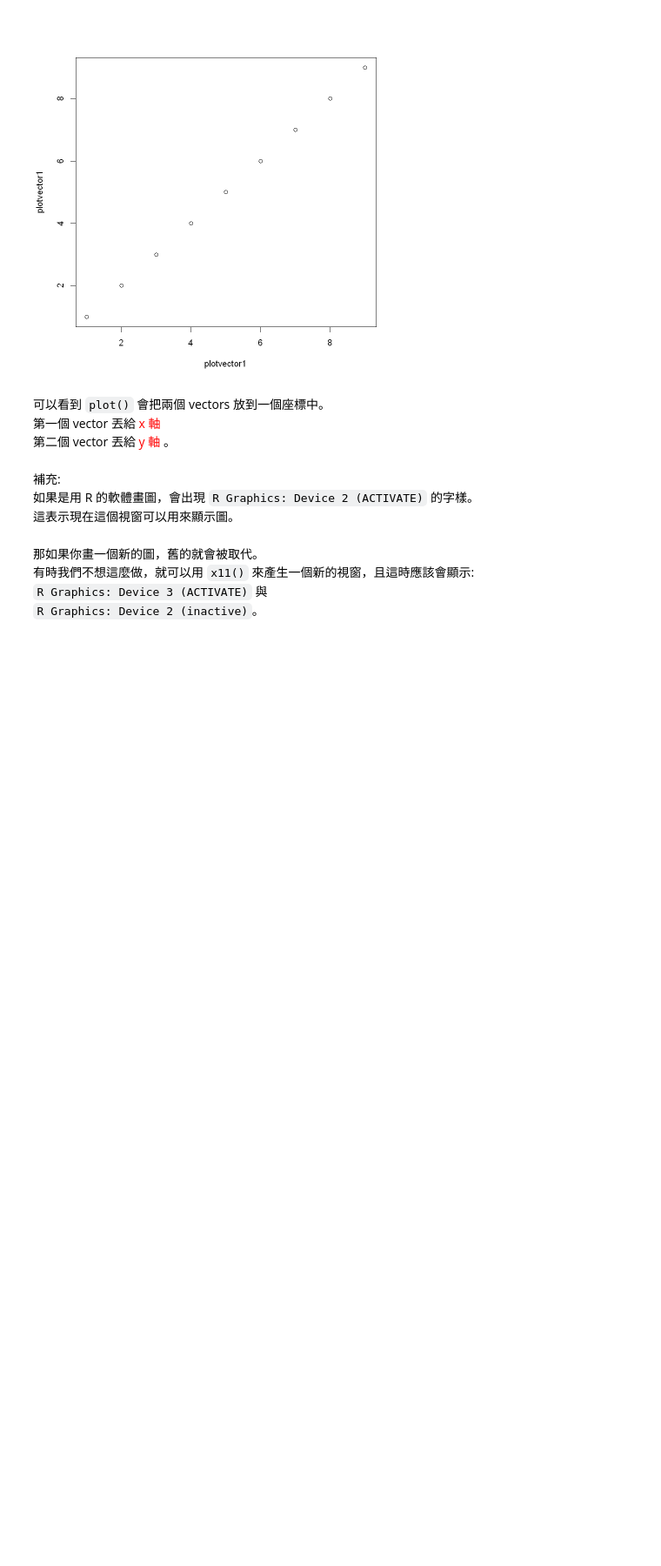
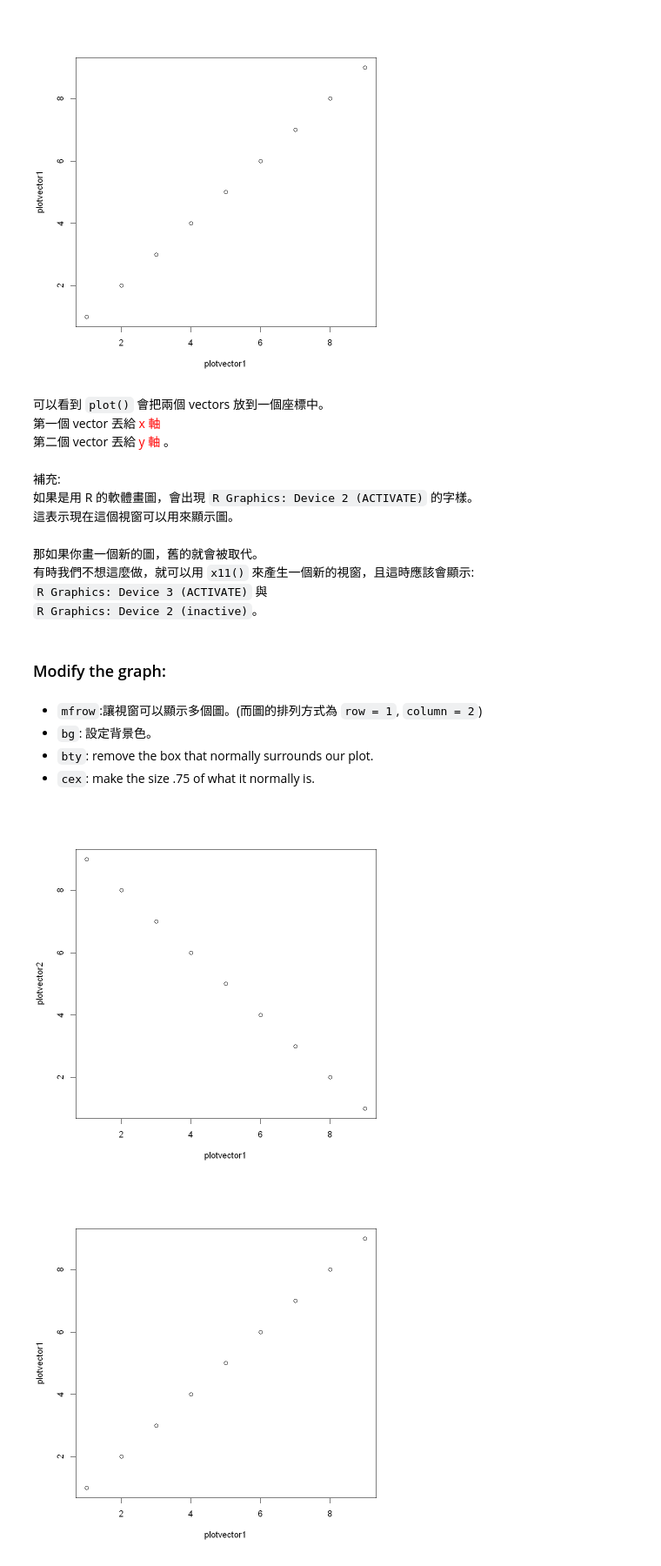
Before and after one commit to LLH07/R_notes, a Jupyter notebook: Plotting data.ipynb, the cells around one changed output. Shown at 87% size. Drawn from its saved outputs; the diff is of its cells as text; code cells hidden in the pictures; blank space fills up the shorter version.

Commit message:
新增 plotting, histogram plotting on 2020/12/01

````diff
--- a/Plotting data.ipynb
+++ b/Plotting data.ipynb
@@ -21,3 +21,9 @@ plot(plotvector1, plotvector1)
 有時我們不想這麼做，就可以用 ```x11()``` 來產生一個新的視窗，且這時應該會顯示:
 ```R Graphics: Device 3 (ACTIVATE)``` 與
 ```R Graphics: Device 2 (inactive)```。
+# %% [markdown]
+### Modify the graph:
+# %%
+plotvector1 = 1:9
+# %%
+plotvector2 = 9:1
@@ -23,0 +32,11 @@ plot(plotvector1, plotvector1)
+# %% [markdown]
+- ```mfrow```:讓視窗可以顯示多個圖。(而圖的排列方式為 ```row = 1```, ```column = 2```)
+- ```bg```: 設定背景色。
+- ```bty```: remove the box that normally surrounds our plot.
+- ```cex```: make the size .75 of what it normally is.
+# %%
+plot(plotvector1, plotvector2)
+plot(plotvector1, plotvector1)
+# %% [output]
+[figure, added]
+[figure, added]
````
Also changed, not shown: parts of 25 cells of this notebook, 1 other file.
